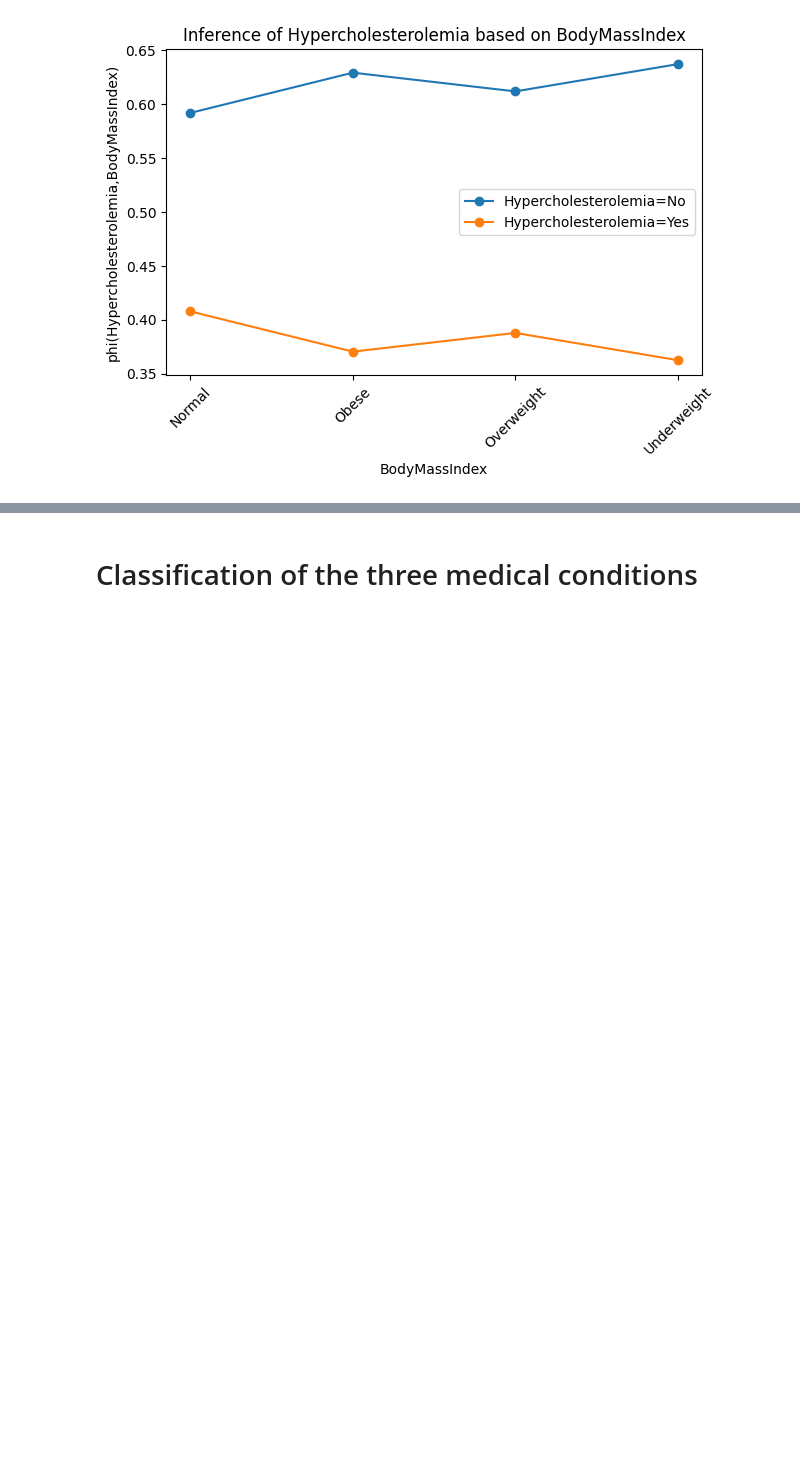
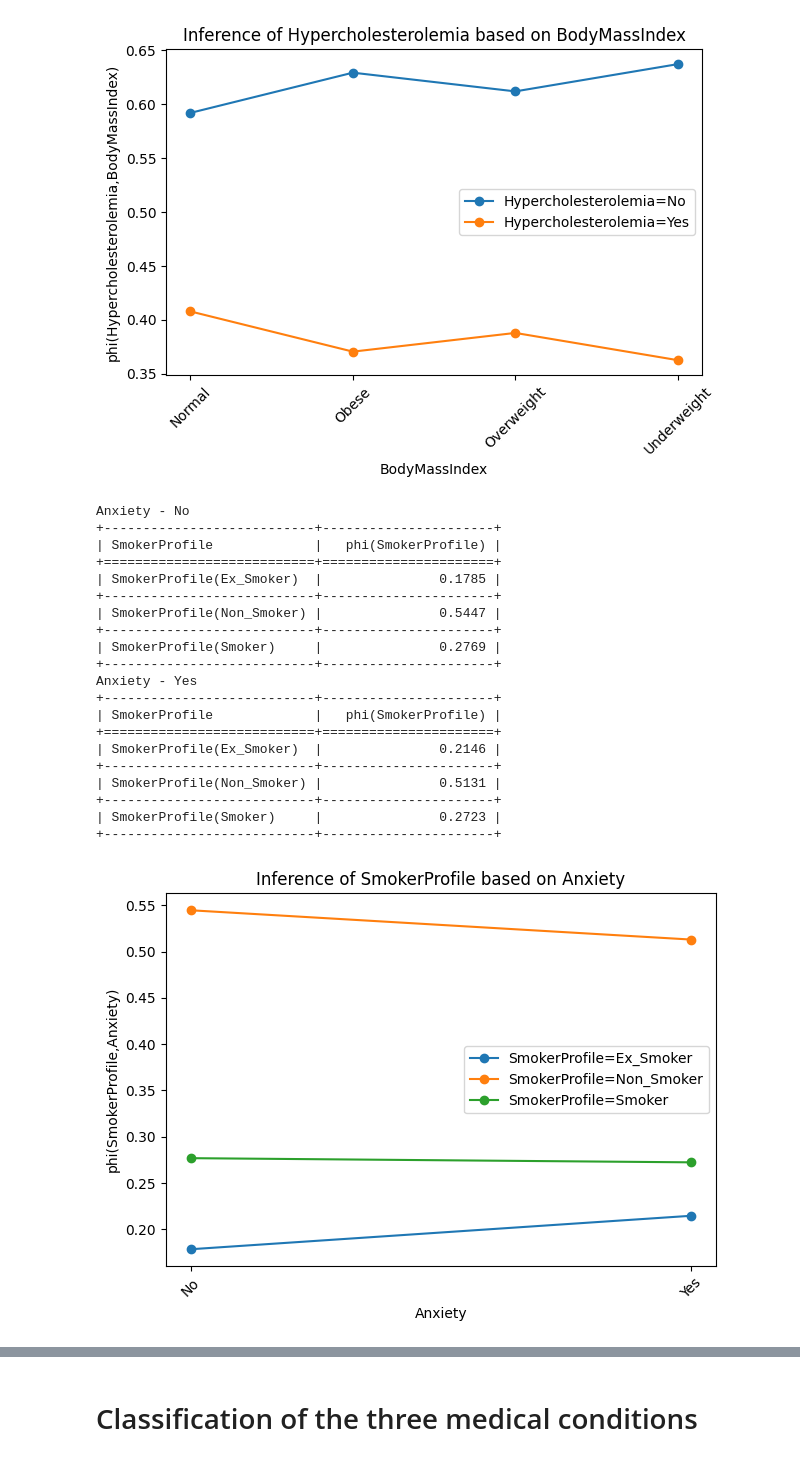
Before and after one commit to Hugana/Bayesian-Networks-AAA, a Jupyter notebook: P1_joao.ipynb, the cells around one changed output, grey strips where cells are left out. Drawn from its saved outputs; the diff is of its cells as text; code cells hidden in the pictures; blank space fills up the shorter version.

```diff
--- a/P1_joao.ipynb
+++ b/P1_joao.ipynb
@@ -707,3 +707,27 @@ BodyMassIndex - Obese
 | Hypercholesterolemia(Yes) |                      0.3627 |
 +---------------------------+-----------------------------+
 [figure]
+# %%
+infer_and_plot(bayesian_model, 'SmokerProfile', 'Anxiety')
+# %% [output]
+Anxiety - No
++---------------------------+----------------------+
+| SmokerProfile             |   phi(SmokerProfile) |
++===========================+======================+
+| SmokerProfile(Ex_Smoker)  |               0.1785 |
++---------------------------+----------------------+
+| SmokerProfile(Non_Smoker) |               0.5447 |
++---------------------------+----------------------+
+| SmokerProfile(Smoker)     |               0.2769 |
++---------------------------+----------------------+
+Anxiety - Yes
++---------------------------+----------------------+
+| SmokerProfile             |   phi(SmokerProfile) |
++===========================+======================+
+| SmokerProfile(Ex_Smoker)  |               0.2146 |
++---------------------------+----------------------+
+| SmokerProfile(Non_Smoker) |               0.5131 |
++---------------------------+----------------------+
+| SmokerProfile(Smoker)     |               0.2723 |
++---------------------------+----------------------+
+[figure, added]
```
Also changed, not shown: parts of 1 cell of this notebook.
